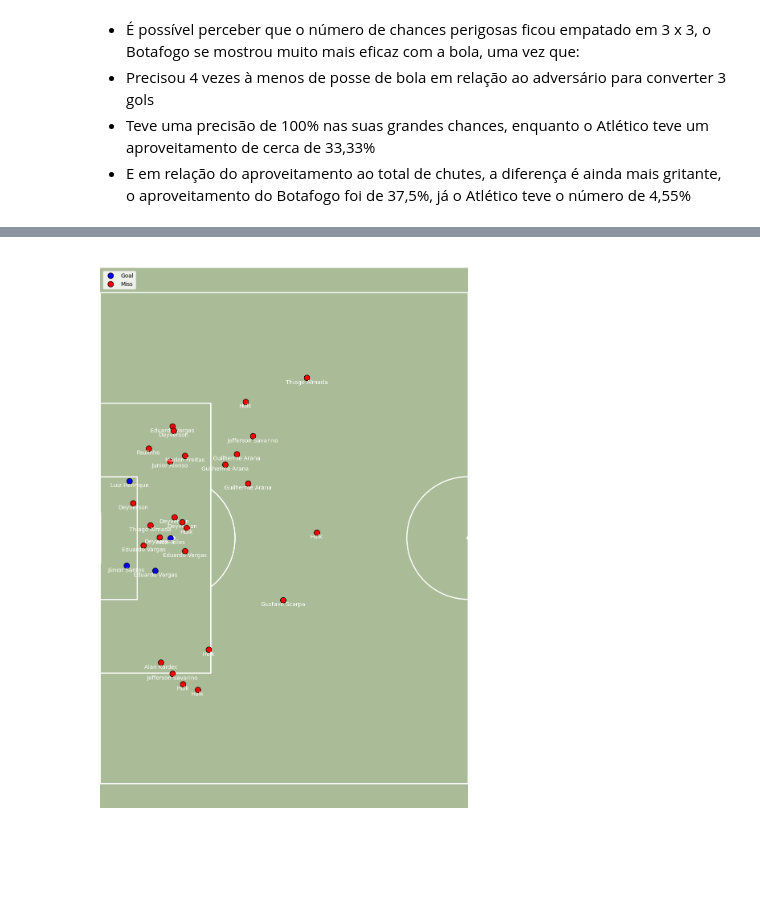
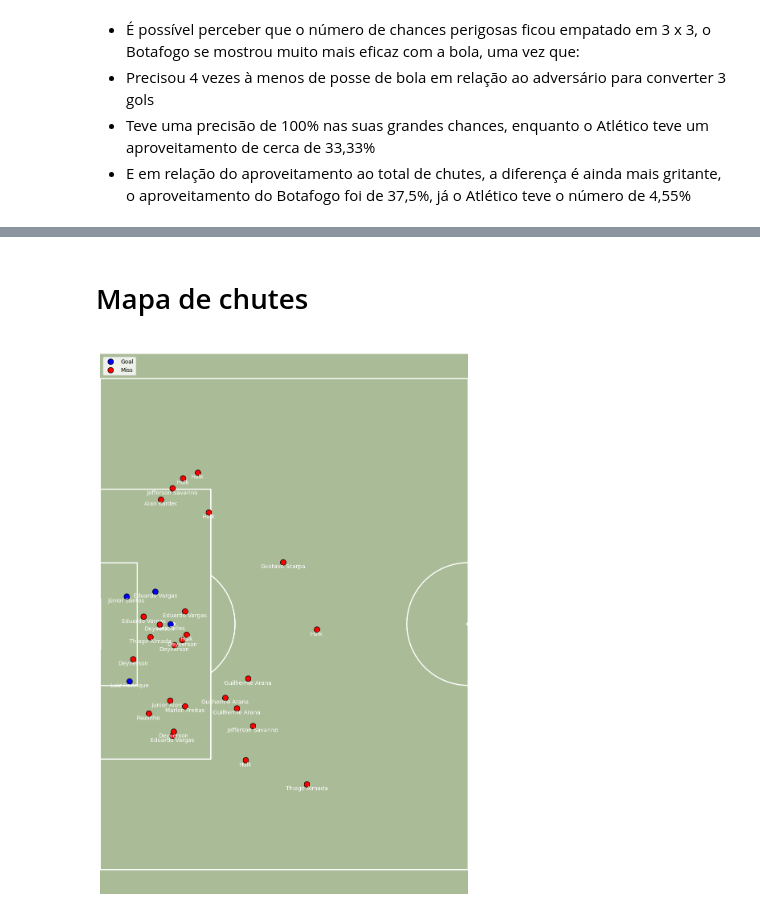
Before and after one commit to victor7miguel7/Analise-final-da-libertadores-2024, a Jupyter notebook: sofascore.ipynb, the cells around one changed output, grey strips where cells are left out. Saved outputs shown, nothing was run; the diff lists cells and outputs as text; code cells hidden in the pictures; blank space fills up the shorter version.

```diff
--- a/sofascore.ipynb
+++ b/sofascore.ipynb
@@ -508,3 +558,5 @@ O gráfico foi salvo como 'comparative_charts.html'.
+# %% [markdown]
+# Mapa de chutes
 # %%
 import json
 import matplotlib.pyplot as plt
@@ -523,44 +575,45 @@ player_coords = [(shot["playerCoordinates"]["x"], shot["playerCoordinates"]["y"]
 player_names = [shot["player"]["name"] for shot in data]
 shot_types = [shot["shotType"] for shot in data]
 
+# Inverter as coordenadas Y em relação à linha central
+pitch_height = 80  # Altura total do campo
+center_line = pitch_height / 2
+player_coords = [(x, 2 * center_line - y) for x, y in player_coords]
+
 # Separar os chutes por tipo
 goal_shots = [(coord, name) for coord, name, shot in zip(player_coords, player_names, shot_types) if shot == "goal"]
 miss_shots = [(coord, name) for coord, name, shot in zip(player_coords, player_names, shot_types) if shot != "goal"]
 
 # Fator de ajuste no eixo Y
-y_adjustment = -10
+y_adjustment = +10
 
 # Adicionar os chutes de "Goal" no campo com ajuste
 if goal_shots:
     for (x, y), name in goal_shots:
         y_adjusted = y + y_adjustment
         pitch.scatter([x], [y_adjusted], ax=ax, color='blue', edgecolors='black', s=100, label="Goal", zorder=3)
         ax.text(x, y_adjusted + 1, name, color='white', fontsize=10, ha='center')  # Nome do jogador
 
 # Adicionar os chutes de "Miss" no campo com ajuste
 if miss_shots:
     for (x, y), name in miss_shots:
         y_adjusted = y + y_adjustment
         pitch.scatter([x], [y_adjusted], ax=ax, color='red', edgecolors='black', s=100, label="Miss", zorder=3)
         ax.text(x, y_adjusted + 1, name, color='white', fontsize=10, ha='center')  # Nome do jogador
 
 # Ajustar limites para cortar metade da imagem
 ax.set_xlim(0, 60)  # Cortar metade direita (campo de 0 a 50 no eixo X)
-#ax.set_ylim(0, 80)  # Cortar metade inferior (campo de 0 a 80 no eixo Y)
-
-# Adicionar título e legenda
-ax.set_title("Shotmap de Futebol", fontsize=18, color='white')
-# Criar uma legenda única
 
 # Adicionar título e legenda
 ax.set_title("Shotmap de Futebol", fontsize=18, color='white')
 # Criar uma legenda única
 legend_elements = [
     plt.Line2D([0], [0], marker='o', color='w', label='Goal', markersize=10, markerfacecolor='blue', markeredgecolor='black'),
     plt.Line2D([0], [0], marker='o', color='w', label='Miss', markersize=10, markerfacecolor='red', markeredgecolor='black'),
 ]
 ax.legend(handles=legend_elements, loc='upper left', fontsize=10)
+
 # Mostrar o gráfico
 plt.show()
 # %% [output]
-[figure, old version]
+[figure, new version]
```
Also changed, not shown: parts of 13 cells of this notebook, 3 other files.
